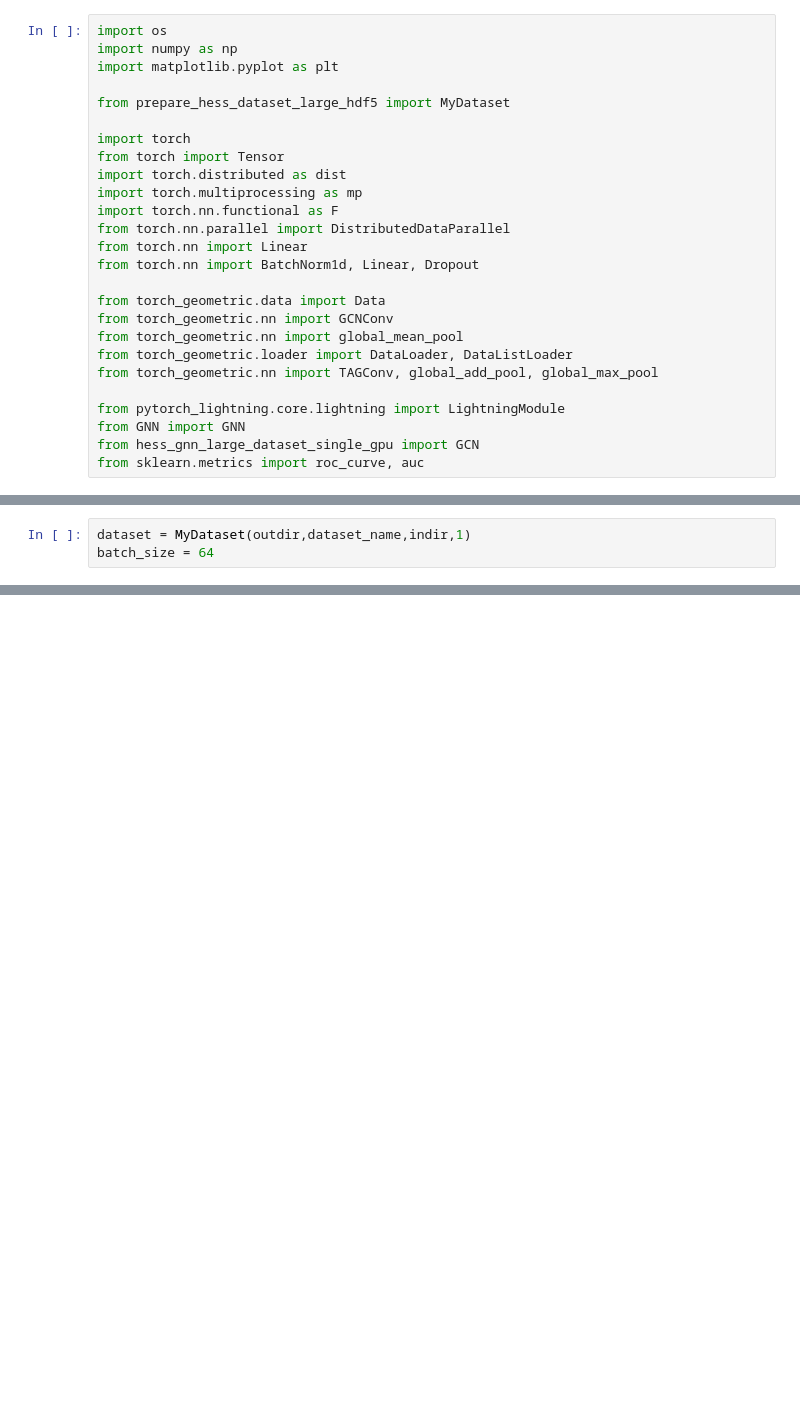
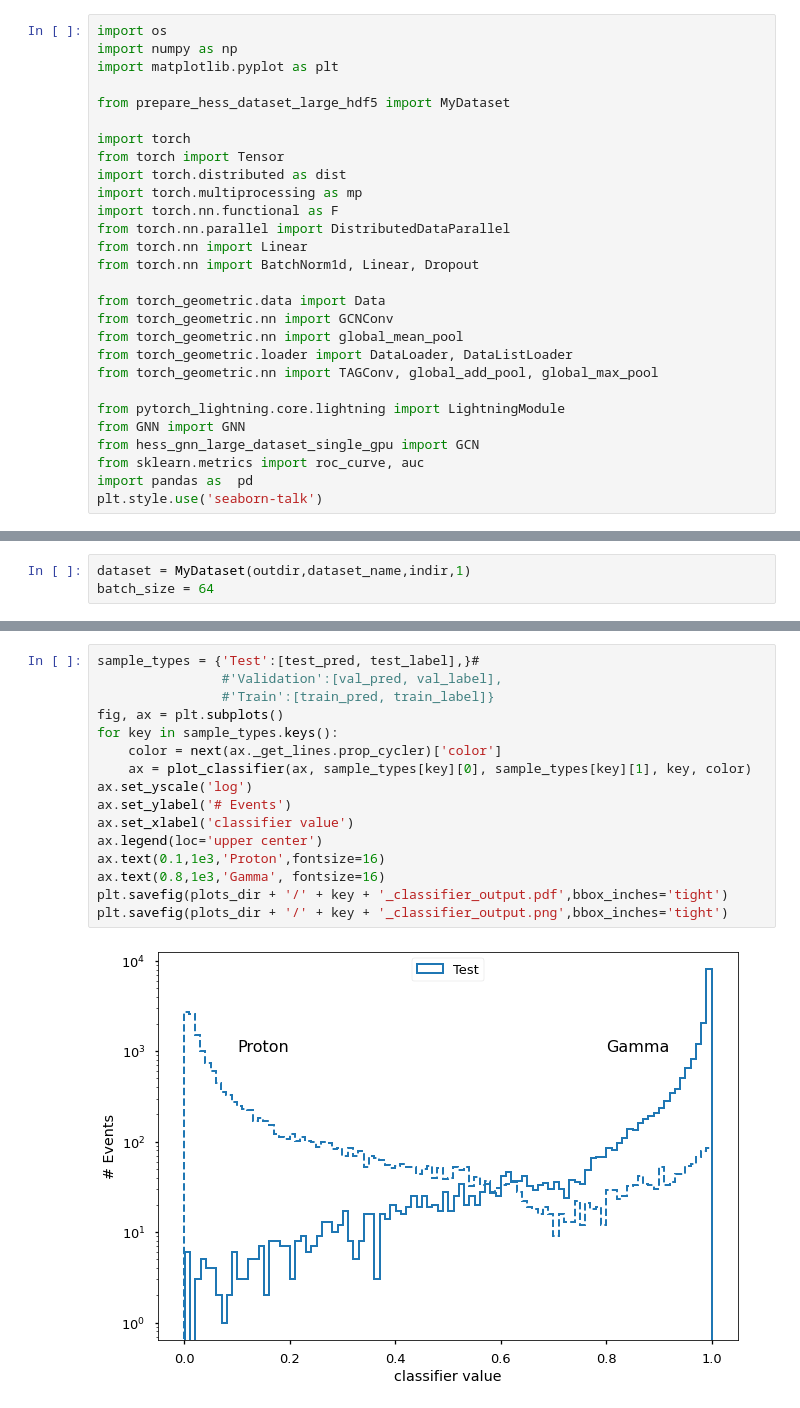
Before and after one commit to vikasj78/gamma_ray_reconstruction_with_ml, a Jupyter notebook: gnn/model_eval.ipynb, the cells around one changed output, grey strips where cells are left out. Drawn from its saved outputs; the diff is of its cells as text; blank space fills up the shorter version.

```diff
--- a/gnn/model_eval.ipynb
+++ b/gnn/model_eval.ipynb
@@ -24,6 +24,8 @@ from pytorch_lightning.core.lightning import LightningModule
 from GNN import GNN
 from hess_gnn_large_dataset_single_gpu import GCN
 from sklearn.metrics import roc_curve, auc
+import pandas as  pd
+plt.style.use('seaborn-talk')
 # %%
 torch.cuda.empty_cache()
 # %%
@@ -119,0 +156,18 @@ plt.savefig(plots_dir+'roc_curve.png',bbox_inches='tight')
+# %%
+sample_types = {'Test':[test_pred, test_label],}#
+                #'Validation':[val_pred, val_label],
+                #'Train':[train_pred, train_label]}
+fig, ax = plt.subplots()
+for key in sample_types.keys():
+    color = next(ax._get_lines.prop_cycler)['color']
+    ax = plot_classifier(ax, sample_types[key][0], sample_types[key][1], key, color)
+ax.set_yscale('log')
+ax.set_ylabel('# Events')
+ax.set_xlabel('classifier value')
+ax.legend(loc='upper center')
+ax.text(0.1,1e3,'Proton',fontsize=16)
+ax.text(0.8,1e3,'Gamma', fontsize=16)
+plt.savefig(plots_dir + '/' + key + '_classifier_output.pdf',bbox_inches='tight')
+plt.savefig(plots_dir + '/' + key + '_classifier_output.png',bbox_inches='tight')
+# %% [output]
+[figure, added]
```
Also changed, not shown: parts of 19 cells of this notebook, 5 other files.
